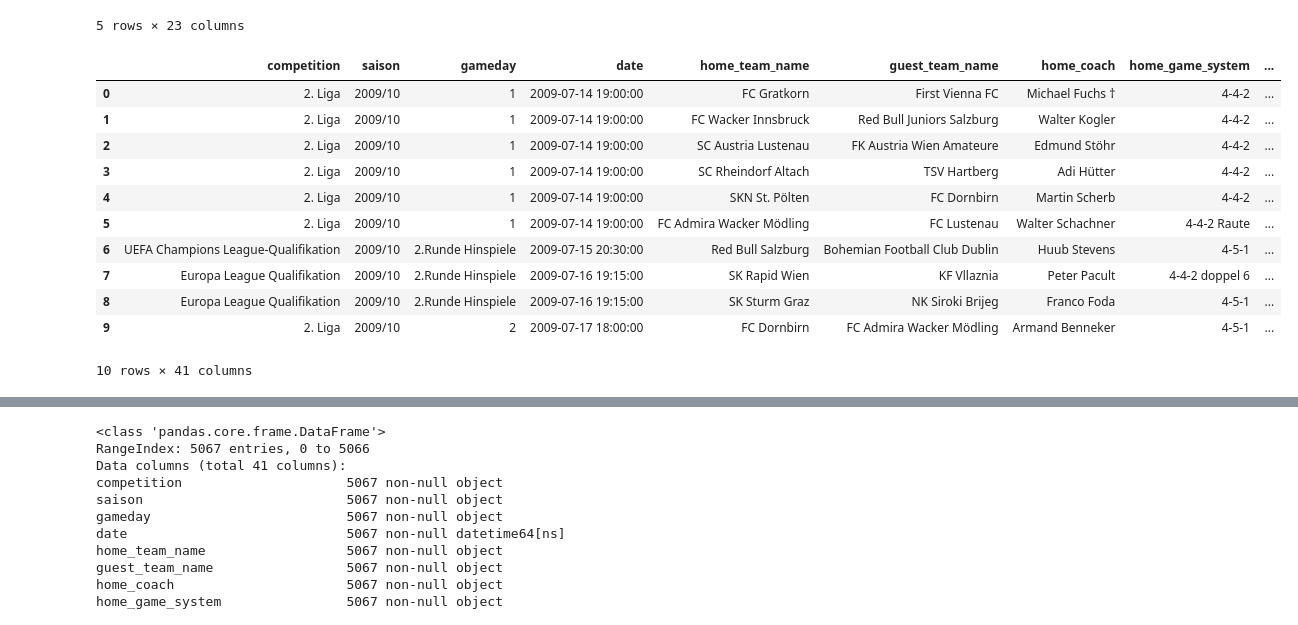
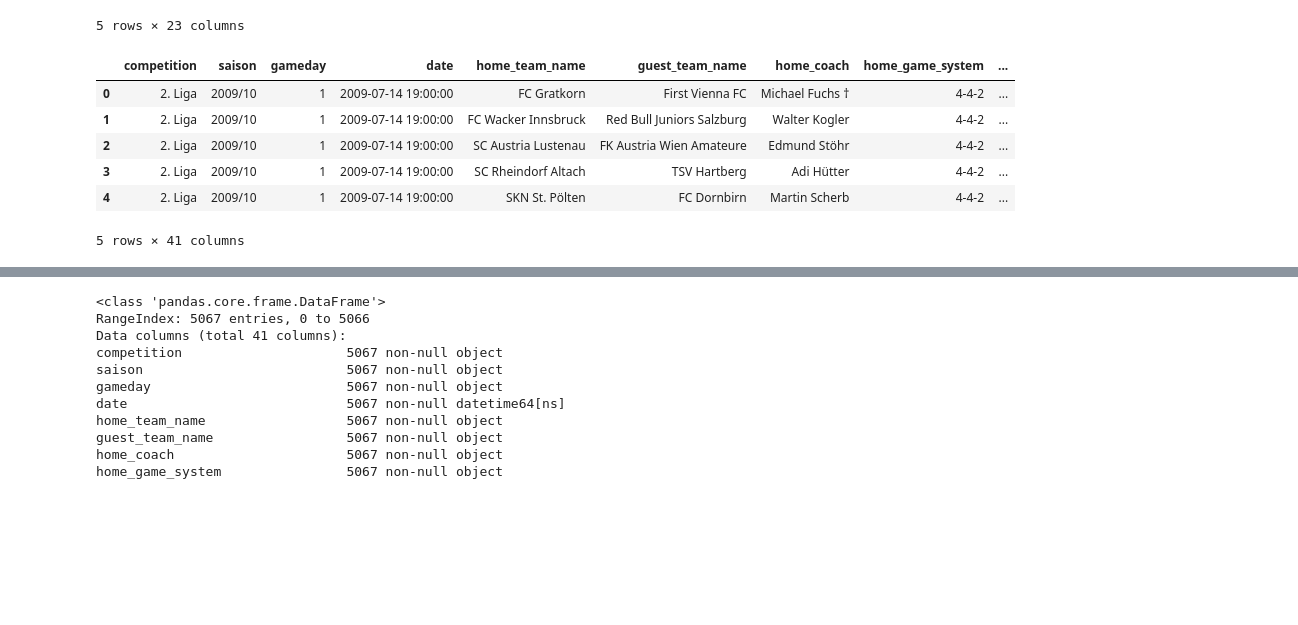
Before and after one commit to thomashon/football-prediction, a Jupyter notebook: scraper/3-preprocessing.ipynb, the cells around one changed output, grey strips where cells are left out. Cells and saved outputs as stored; diff of their text form; code cells hidden in the pictures; blank space fills up the shorter version.

```diff
--- a/scraper/3-preprocessing.ipynb
+++ b/scraper/3-preprocessing.ipynb
@@ -268,17 +269,12 @@ goals_prep.head()
 # %%
 df_final = pd.concat([df.drop(['result', 'identifier', 'index'], axis=1), goals_prep], axis=1)
 # %%
-df_final.head(10)
+df_final.head()
 # %% [output]
 |  | competition | saison | gameday | date | home_team_name | guest_team_name | home_coach | home_game_system | ... |
 | 0 | 2. Liga | 2009/10 | 1 | 2009-07-14 19:00:00 | FC Gratkorn | First Vienna FC | Michael Fuchs † | 4-4-2 | ... |
 | 1 | 2. Liga | 2009/10 | 1 | 2009-07-14 19:00:00 | FC Wacker Innsbruck | Red Bull Juniors Salzburg | Walter Kogler | 4-4-2 | ... |
 | 2 | 2. Liga | 2009/10 | 1 | 2009-07-14 19:00:00 | SC Austria Lustenau | FK Austria Wien Amateure | Edmund Stöhr | 4-4-2 | ... |
 | 3 | 2. Liga | 2009/10 | 1 | 2009-07-14 19:00:00 | SC Rheindorf Altach | TSV Hartberg | Adi Hütter | 4-4-2 | ... |
 | 4 | 2. Liga | 2009/10 | 1 | 2009-07-14 19:00:00 | SKN St. Pölten | FC Dornbirn | Martin Scherb | 4-4-2 | ... |
-| 5 | 2. Liga | 2009/10 | 1 | 2009-07-14 19:00:00 | FC Admira Wacker Mödling | FC Lustenau | Walter Schachner | 4-4-2 Raute | ... |
-| 6 | UEFA Champions League-Qualifikation | 2009/10 | 2.Runde Hinspiele | 2009-07-15 20:30:00 | Red Bull Salzburg | Bohemian Football Club Dublin | Huub Stevens | 4-5-1 | ... |
-| 7 | Europa League Qualifikation | 2009/10 | 2.Runde Hinspiele | 2009-07-16 19:15:00 | SK Rapid Wien | KF Vllaznia | Peter Pacult | 4-4-2 doppel 6 | ... |
-| 8 | Europa League Qualifikation | 2009/10 | 2.Runde Hinspiele | 2009-07-16 19:15:00 | SK Sturm Graz | NK Siroki Brijeg | Franco Foda | 4-5-1 | ... |
-| 9 | 2. Liga | 2009/10 | 2 | 2009-07-17 18:00:00 | FC Dornbirn | FC Admira Wacker Mödling | Armand Benneker | 4-5-1 | ... |
-10 rows × 41 columns
+5 rows × 41 columns
```
Also changed, not shown: parts of 20 cells of this notebook, 2 other files.
